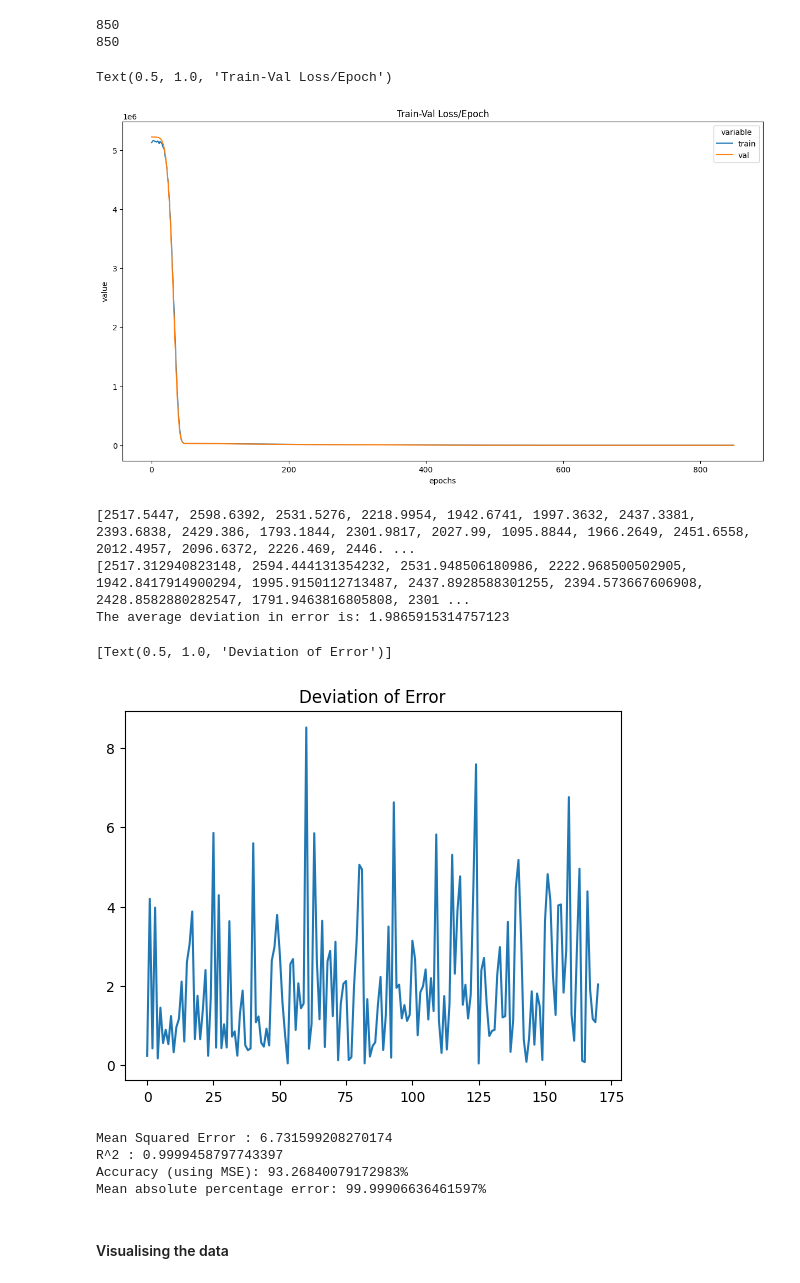
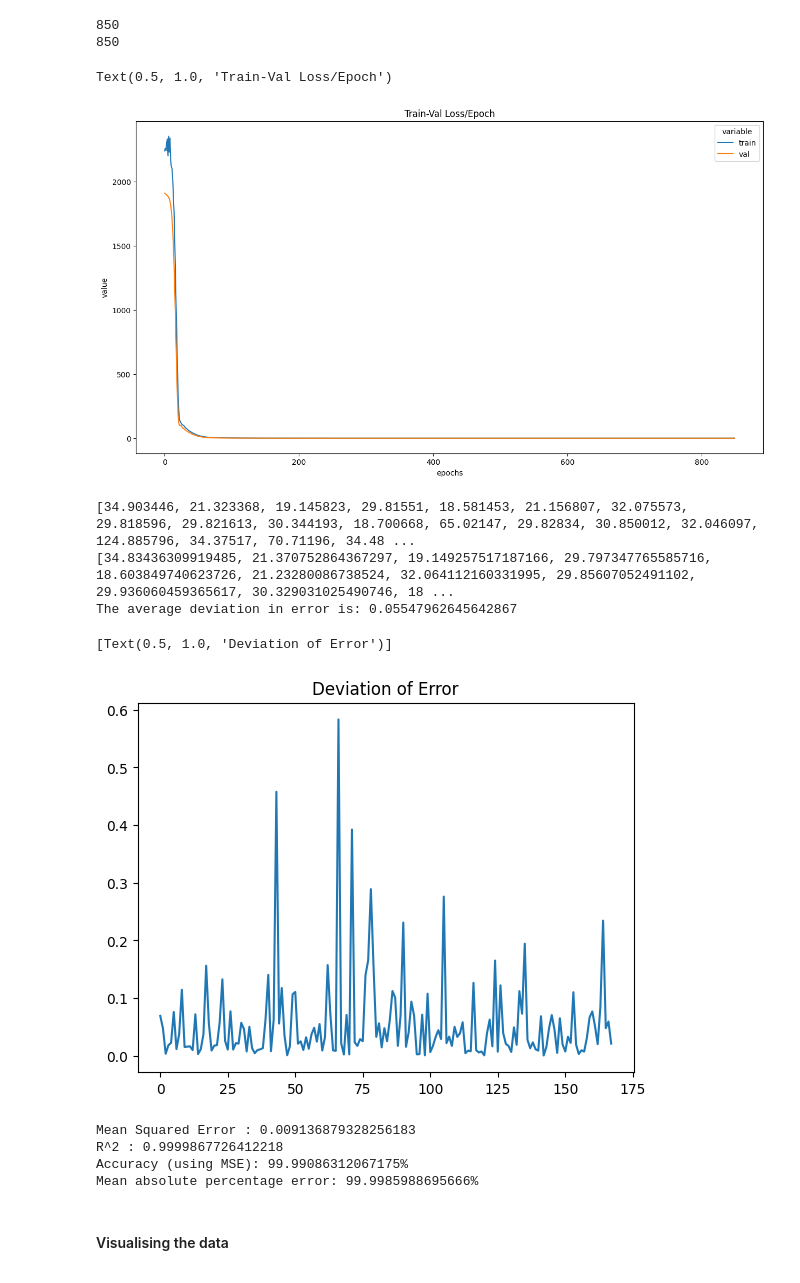
Before and after one commit to viraj-s15/stock-trend-analysis, a Jupyter notebook: notebooks/nueral_net.ipynb, the cells around one changed output. Drawn from its saved outputs; the diff is of its cells as text; code cells hidden in the pictures.

```diff
--- a/notebooks/nueral_net.ipynb
+++ b/notebooks/nueral_net.ipynb
@@ -35,7 +35,7 @@ set_seeds()
 # %% [markdown]
 #### Pre processing the data and adding data indicators to the data
 # %%
-df = pd.read_csv("../data/reliance/reliance.csv")
+df = pd.read_csv("../data/rvnl/rvnl.csv")
 # Need to reverse the db
 # df = df.loc[::-1]
 df['Date'] = pd.to_datetime(df['Date'],dayfirst=True,format="mixed")
@@ -283,17 +283,17 @@ print(len(loss_stats['val']))
 # %%
 train_val_loss_df = (
     pd.DataFrame.from_dict(loss_stats)
     .reset_index()
     .melt(id_vars=["index"])
     .rename(columns={"index": "epochs"})
-)
+): 0.05547962645642867
 plt.figure(figsize=(15, 8))
 sns.lineplot(data=train_val_loss_df, x="epochs", y="value", hue="variable").set_title(
     "Train-Val Loss/Epoch"
 )
 # %% [output]
 Text(0.5, 1.0, 'Train-Val Loss/Epoch')
-[figure, old version]
+[figure, new version]
 # %%
 y_pred_list = []
 with torch.no_grad():
@@ -319,11 +319,11 @@ mean_difference = np.mean(difference)
 print(f"The average deviation in error is: {mean_difference}")
 sns.lineplot(difference).set(title="Deviation of Error")
 # %% [output]
-[2517.5447, 2598.6392, 2531.5276, 2218.9954, 1942.6741, 1997.3632, 2437.3381, 2393.6838, 2429.386, 1793.1844, 2301.9817, 2027.99, 1095.8844, 1966.2649, 2451.6558, 2012.4957, 2096.6372, 2226.469, 2446. ...
-[2517.312940823148, 2594.444131354232, 2531.948506180986, 2222.968500502905, 1942.8417914900294, 1995.9150112713487, 2437.8928588301255, 2394.573667606908, 2428.8582880282547, 1791.9463816805808, 2301 ...
-The average deviation in error is: 1.9865915314757123
+[34.903446, 21.323368, 19.145823, 29.81551, 18.581453, 21.156807, 32.075573, 29.818596, 29.821613, 30.344193, 18.700668, 65.02147, 29.82834, 30.850012, 32.046097, 124.885796, 34.37517, 70.71196, 34.48 ...
+[34.83436309919485, 21.370752864367297, 19.149257517187166, 29.797347765585716, 18.603849740623726, 21.23280086738524, 32.064112160331995, 29.85607052491102, 29.936060459365617, 30.329031025490746, 18 ...
+The average deviation in error is: 0.05547962645642867
 [Text(0.5, 1.0, 'Deviation of Error')]
-[figure, old version]
+[figure, new version]
 # %%
 mse = mean_squared_error(y_test, y_pred)
 r_square = r2_score(y_test, y_pred)
@@ -333,10 +333,10 @@ print("R^2 :",r_square)
 print(f"Accuracy (using MSE): {(100 - mse)}%")
 print(f"Mean absolute percentage error: {100 - mean_abs_err}%")
 # %% [output]
-Mean Squared Error : 6.731599208270174
-R^2 : 0.9999458797743397
-Accuracy (using MSE): 93.26840079172983%
-Mean absolute percentage error: 99.99906636461597%
+Mean Squared Error : 0.009136879328256183
+R^2 : 0.9999867726412218
+Accuracy (using MSE): 99.99086312067175%
+Mean absolute percentage error: 99.9985988695666%
 # %% [markdown]
 #### Visualising the data
 # %%
```
Also changed, not shown: parts of 4 cells of this notebook.
